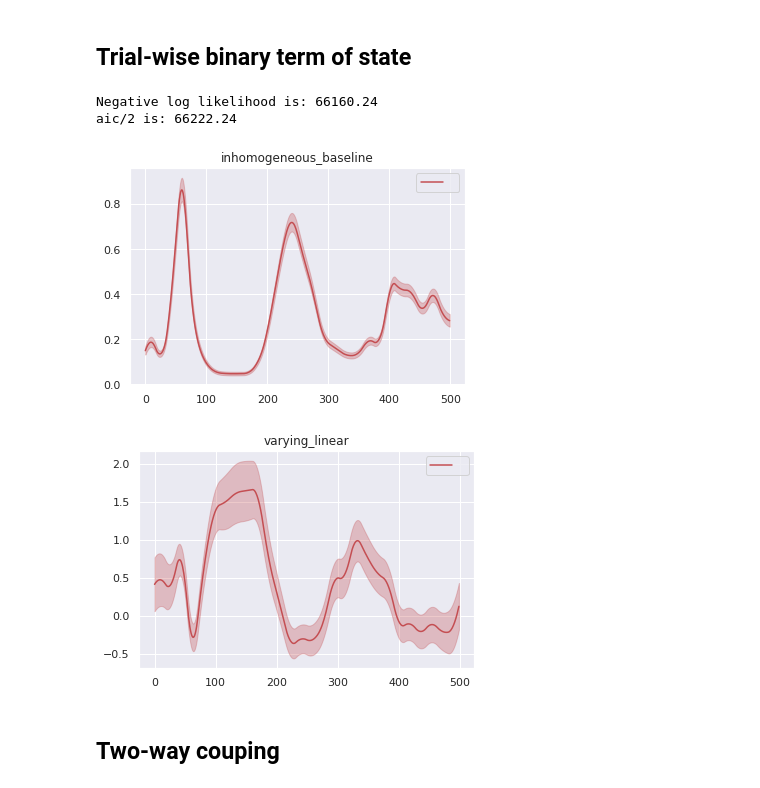
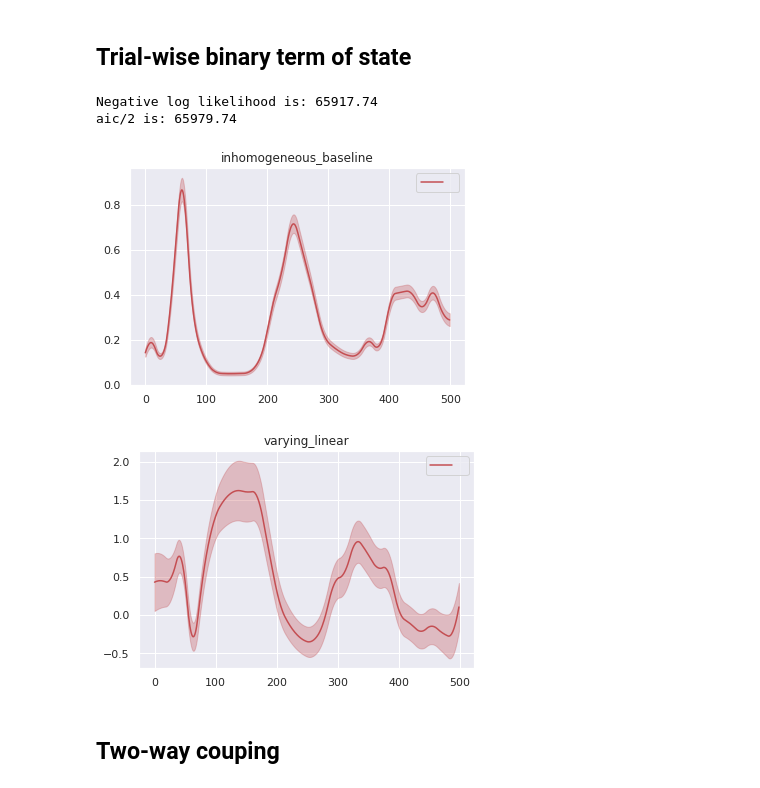
Before and after one commit to Qi-Xin/MultiNeuronGLM, a Jupyter notebook: Justify trial type; six area GLM; excursion test.ipynb, the cells around one changed output. Cells and saved outputs as stored; diff of their text form; code cells hidden in the pictures.

```diff
--- a/Justify trial type; six area GLM; excursion test.ipynb
+++ b/Justify trial type; six area GLM; excursion test.ipynb
@@ -197,31 +197,30 @@ aic/2 is: 66490.14
 # %%
 best_time_diff = 100
 smooth_std = 20
 num_basis_baseline = 30
 num_varying_linear = 30
 
 select_trials = np.full(V1.ntrial, True)
 
 model = GLM.PP_GLM(dataset=V1,
                    select_trials=select_trials,
                    membership=membership,
                    condition_ids=condition_ids)
 model.add_effect('inhomogeneous_baseline', num=num_basis_baseline)
-smo = utils.kernel_smoothing(V1_wider.speed,
-                             smooth_std)[(500+best_time_diff):(1000+best_time_diff),select_trials]
-trial_state = np.zeros_like(smo)
+
+trial_state = np.zeros_like(V1.speed)
 for i in range(trial_state.shape[1]):
     if V1.running_trial_index[i]:
         trial_state[:,i] = 1.0
 
 model.add_effect('varying_linear', trial_state, num=num_varying_linear)
 model.fit('probeC', verbose=True)
 GLM.plot_GLM_compare(model)
 # %% [output]
-Negative log likelihood is: 66160.24
-aic/2 is: 66222.24
+Negative log likelihood is: 65917.74
+aic/2 is: 65979.74
-[figure, old version]
+[figure, new version]
-[figure, old version]
+[figure, new version]
 # %% [markdown]
 ## Two-way couping
 # %%
```
Also changed, not shown: parts of 10 cells of this notebook, 1 other file.
